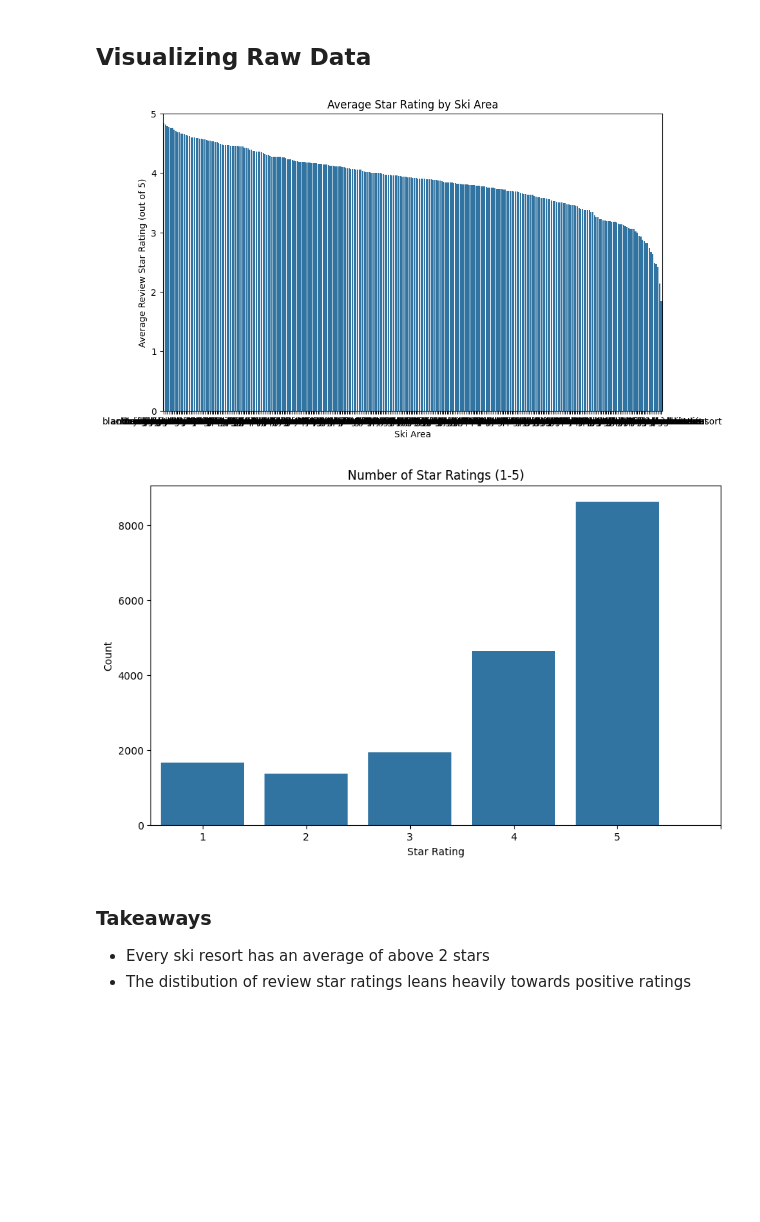
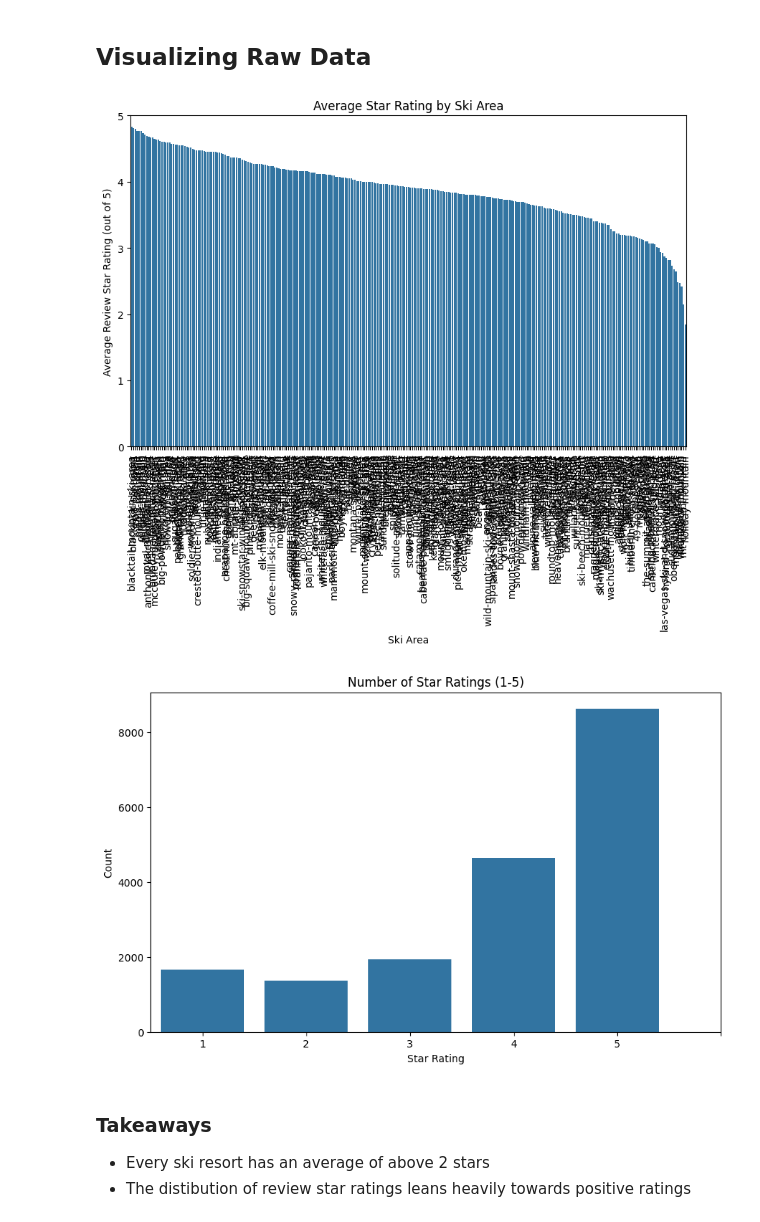
Before and after one commit to mattjohnescu/Personal-Work, a Jupyter notebook: Ski Areas Reviews NLP Project.ipynb, the cells around one changed output. Drawn from its saved outputs; the diff is of its cells as text; code cells hidden in the pictures; blank space fills up the shorter version.

```diff
--- a/Ski Areas Reviews NLP Project.ipynb
+++ b/Ski Areas Reviews NLP Project.ipynb
@@ -112,26 +99,26 @@ See the caveats in the documentation: https://pandas.pydata.org/pandas-docs/stab
 # %%
 # Bar plot for the average star rating by ski area, sorted by descending order
 plt.figure(figsize=(10, 6))
 average_ratings = ski_cleaned.groupby('Ski Area')['Review Star Rating (out of 5)'].mean().reset_index()
 average_ratings = average_ratings.sort_values(by='Review Star Rating (out of 5)', ascending=False)
 sns.barplot(data=average_ratings, x='Ski Area', y='Review Star Rating (out of 5)')
 plt.title('Average Star Rating by Ski Area')
 plt.xlabel('Ski Area')
 plt.ylabel('Average Review Star Rating (out of 5)')
 plt.ylim(0, 5)
+plt.xticks(rotation=90)
 plt.show()
-
 
 # Plot the number of star ratings from 1 to 5
 plt.figure(figsize=(10, 6))
 sns.countplot(data=ski_cleaned, x='Review Star Rating (out of 5)')
 plt.title('Number of Star Ratings (1-5)')
 plt.xlabel('Star Rating')
 plt.ylabel('Count')
-plt.xticks(ticks=[0, 1, 2, 3, 4, 5])  # Ensure all ratings from 1 to 5 are shown
+plt.xticks(ticks=[0, 1, 2, 3, 4, 5])
 plt.show()
 # %% [output]
-[figure, old version]
+[figure, new version]
 [figure]
 # %% [markdown]
 ### Takeaways
```
Also changed, not shown: parts of 16 cells of this notebook.
